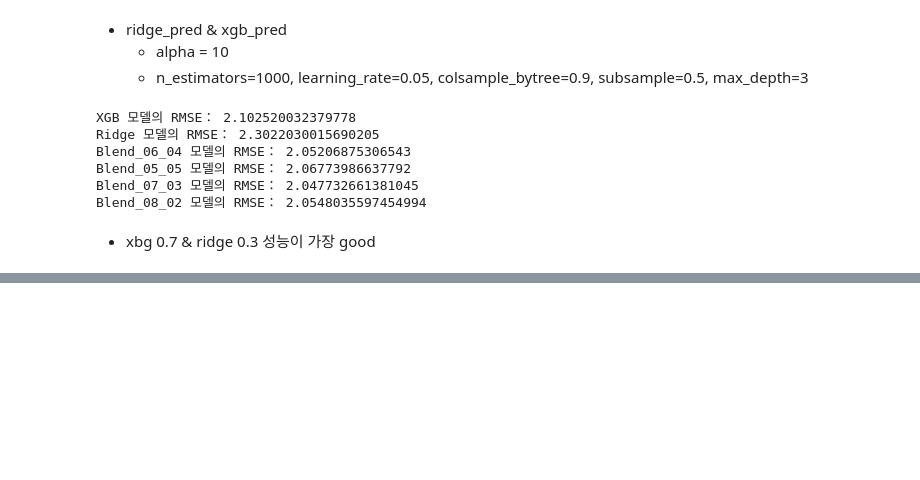
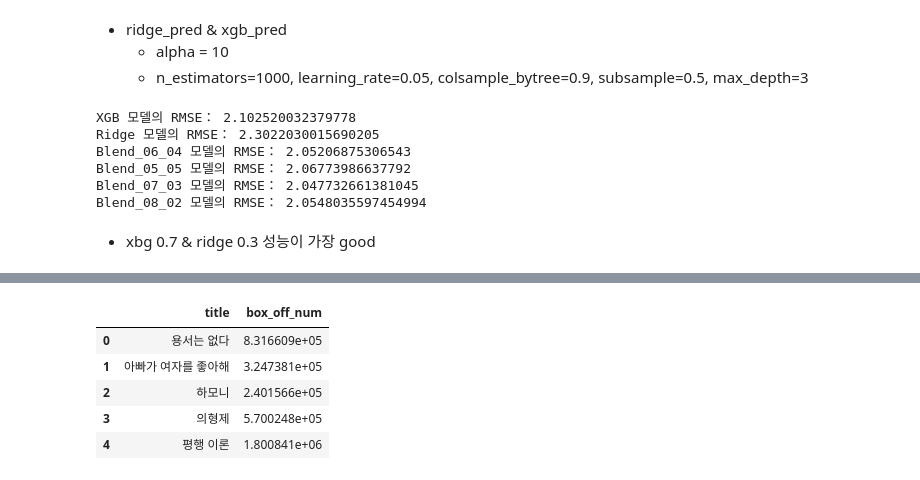
Before and after one commit to yuhui-0611/ESAA, a Jupyter notebook: ESAA_YB_mini_project3_선형회귀.ipynb, the cells around one changed output, grey strips where cells are left out. Saved outputs shown, nothing was run; the diff lists cells and outputs as text; code cells hidden in the pictures; blank space fills up the shorter version.

```diff
--- a/ESAA_YB_mini_project3_선형회귀.ipynb
+++ b/ESAA_YB_mini_project3_선형회귀.ipynb
@@ -702,0 +725,11 @@ Blend_08_02 모델의 RMSE： 2.0548035597454994
+# %%
+ridge_reg = Ridge(alpha=10, random_state=42)
+ridge_reg.fit(X, y)
+ridge_pred = ridge_reg.predict(X_test)
+# %%
+pred = 0.7 * xgb_pred + 0.3 * ridge_pred
+preds = {'최종 혼합':pred, 'Ridge':ridge_pred, 'XGB':xgb_pred}
+# %%
+final_pred = np.expm1(pred)
+print(final_pred.min(), final_pred.max(), final_pred.mean())
+print(final_pred.shape)
@@ -702,0 +749,10 @@ Blend_08_02 모델의 RMSE： 2.0548035597454994
+# %%
+sub['box_off_num'] = final_pred
+sub.head()
+# %% [output]
+|  | title | box_off_num |
+| 0 | 용서는 없다 | 8.316609e+05 |
+| 1 | 아빠가 여자를 좋아해 | 3.247381e+05 |
+| 2 | 하모니 | 2.401566e+05 |
+| 3 | 의형제 | 5.700248e+05 |
+| 4 | 평행 이론 | 1.800841e+06 |
```
Also changed, not shown: parts of 6 cells of this notebook.
